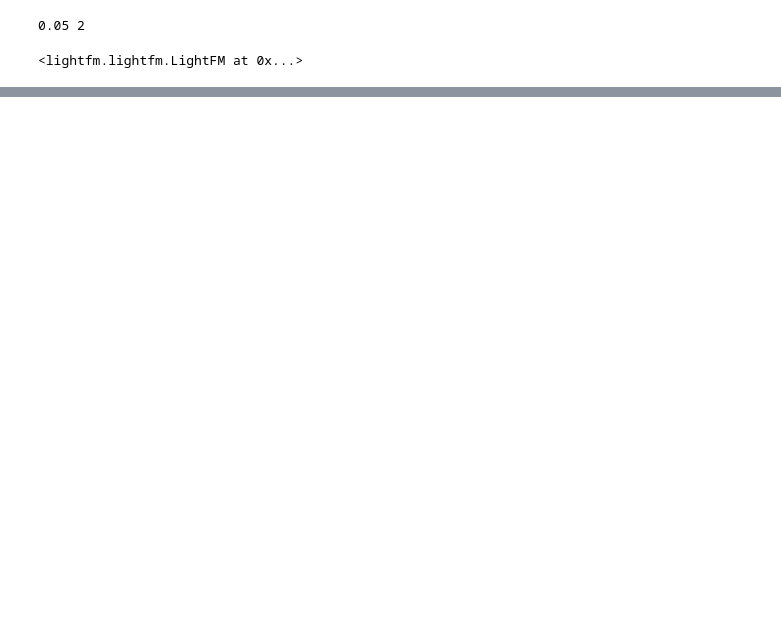
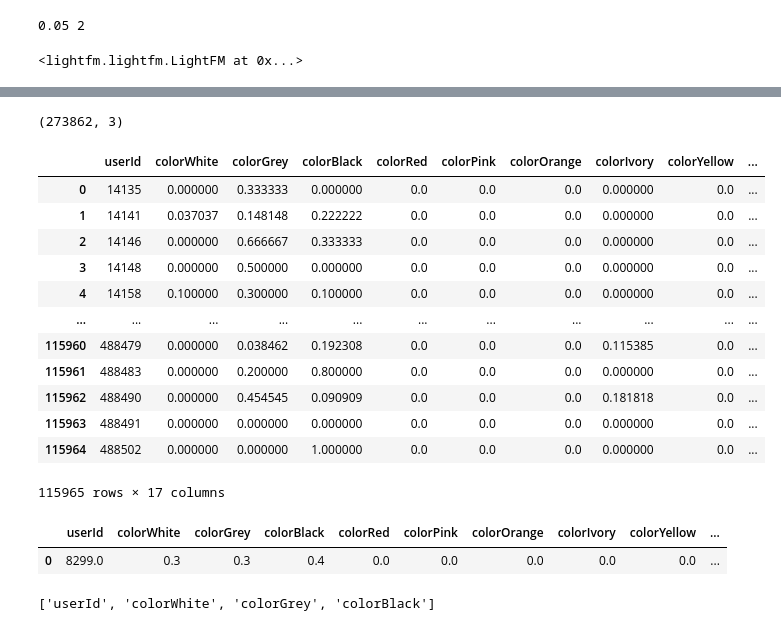
Before and after one commit to yoonjung1205/SSAFit, a Jupyter notebook: data/DataCrawling/정재호/LightFM Color Recommend.ipynb, the cells around one changed output, grey strips where cells are left out. Cells and saved outputs as stored; diff of their text form; code cells hidden in the pictures; blank space fills up the shorter version.

```diff
--- a/data/DataCrawling/정재호/LightFM Color Recommend.ipynb
+++ b/data/DataCrawling/정재호/LightFM Color Recommend.ipynb
@@ -554,0 +677,77 @@ rec_size_top
+# %%
+transaction = transaction[transaction.shopCnt > 1]
+transaction.shape
+# %% [output]
+(273862, 3)
+# %%
+unique_id_cloth_meta = list(set(cloth_meta.newClothId))
+transaction=transaction.loc[transaction.newClothId.isin(unique_id_cloth_meta),:]
+# %%
+a = transaction[['newClothId']]
+a.insert(1, 'idx', 0, True)
+a = a.drop_duplicates(['newClothId'])
+a.idx = range(len(a))
+# %%
+transaction = pd.merge(transaction, a, how="left", on="newClothId")
+# %%
+user_meta = user_meta[color_user_column]
+# %%
+unique_id_user_meta = list(set(transaction.userId))
+user_meta=user_meta.loc[user_meta.userId.isin(unique_id_user_meta),:]
+user_meta = user_meta.reset_index(drop=True)
+user_meta
+# %% [output]
+|  | userId | colorWhite | colorGrey | colorBlack | colorRed | colorPink | colorOrange | colorIvory | colorYellow | ... |
+| 0 | 14135 | 0.000000 | 0.333333 | 0.000000 | 0.0 | 0.0 | 0.0 | 0.000000 | 0.0 | ... |
+| 1 | 14141 | 0.037037 | 0.148148 | 0.222222 | 0.0 | 0.0 | 0.0 | 0.000000 | 0.0 | ... |
+| 2 | 14146 | 0.000000 | 0.666667 | 0.333333 | 0.0 | 0.0 | 0.0 | 0.000000 | 0.0 | ... |
+| 3 | 14148 | 0.000000 | 0.500000 | 0.000000 | 0.0 | 0.0 | 0.0 | 0.000000 | 0.0 | ... |
+| 4 | 14158 | 0.100000 | 0.300000 | 0.100000 | 0.0 | 0.0 | 0.0 | 0.000000 | 0.0 | ... |
+| ... | ... | ... | ... | ... | ... | ... | ... | ... | ... | ... |
+| 115960 | 488479 | 0.000000 | 0.038462 | 0.192308 | 0.0 | 0.0 | 0.0 | 0.115385 | 0.0 | ... |
+| 115961 | 488483 | 0.000000 | 0.200000 | 0.800000 | 0.0 | 0.0 | 0.0 | 0.000000 | 0.0 | ... |
+| 115962 | 488490 | 0.000000 | 0.454545 | 0.090909 | 0.0 | 0.0 | 0.0 | 0.181818 | 0.0 | ... |
+| 115963 | 488491 | 0.000000 | 0.000000 | 0.000000 | 0.0 | 0.0 | 0.0 | 0.000000 | 0.0 | ... |
+| 115964 | 488502 | 0.000000 | 0.000000 | 1.000000 | 0.0 | 0.0 | 0.0 | 0.000000 | 0.0 | ... |
+115965 rows × 17 columns
+# %%
+new_user = pd.DataFrame(user_meta.loc[0]).transpose()
+new_user_idx = new_user.index
+new_user.loc[new_user_idx, ('userId')] = 8299
+new_user.loc[new_user_idx, ('colorWhite')] = 0.3
+new_user.loc[new_user_idx, ('colorGrey')] = 0.3
+new_user.loc[new_user_idx, ('colorBlack')] = 0.4
+new_user.loc[new_user_idx, ('colorRed')] = 0
+new_user.loc[new_user_idx, ('colorPink')] = 0
+new_user.loc[new_user_idx, ('colorOrange')] = 0
+new_user.loc[new_user_idx, ('colorIvory')] = 0
+new_user.loc[new_user_idx, ('colorYellow')] = 0
+new_user.loc[new_user_idx, ('colorGreen')] = 0
+new_user.loc[new_user_idx, ('colorBlue')] = 0
+new_user.loc[new_user_idx, ('colorPurple')] = 0
+new_user.loc[new_user_idx, ('colorBrown')] = 0
+new_user.loc[new_user_idx, ('colorBeige')] = 0
+new_user.loc[new_user_idx, ('colorJean')] = 0
+new_user.loc[new_user_idx, ('colorPattern')] = 0
+new_user.loc[new_user_idx, ('colorOthers')] = 0
+new_user = new_user[['userId',  'colorWhite', 'colorGrey', 'colorBlack',
+       'colorRed', 'colorPink', 'colorOrange', 'colorIvory', 'colorYellow',
+       'colorGreen', 'colorBlue', 'colorPurple', 'colorBrown', 'colorBeige',
+       'colorJean', 'colorPattern', 'colorOthers']]
+new_user
+# %% [output]
+|  | userId | colorWhite | colorGrey | colorBlack | colorRed | colorPink | colorOrange | colorIvory | colorYellow | ... |
+| 0 | 8299.0 | 0.3 | 0.3 | 0.4 | 0.0 | 0.0 | 0.0 | 0.0 | 0.0 | ... |
+# %%
+colum = list(new_user.columns)
+di = dict()
+for i in range(len(colum)):
+    di[colum[i]] = new_user[colum[i]][0]
+col_list = []
+for idx, key in enumerate(di):
+    if idx > 0 and di[key] > 0.2:
+        col_list.append(key)
+col_list.insert(0, 'userId')
+print(col_list)
+# %% [output]
+['userId', 'colorWhite', 'colorGrey', 'colorBlack']
```
Also changed, not shown: parts of 218 cells of this notebook, 31 other files.
